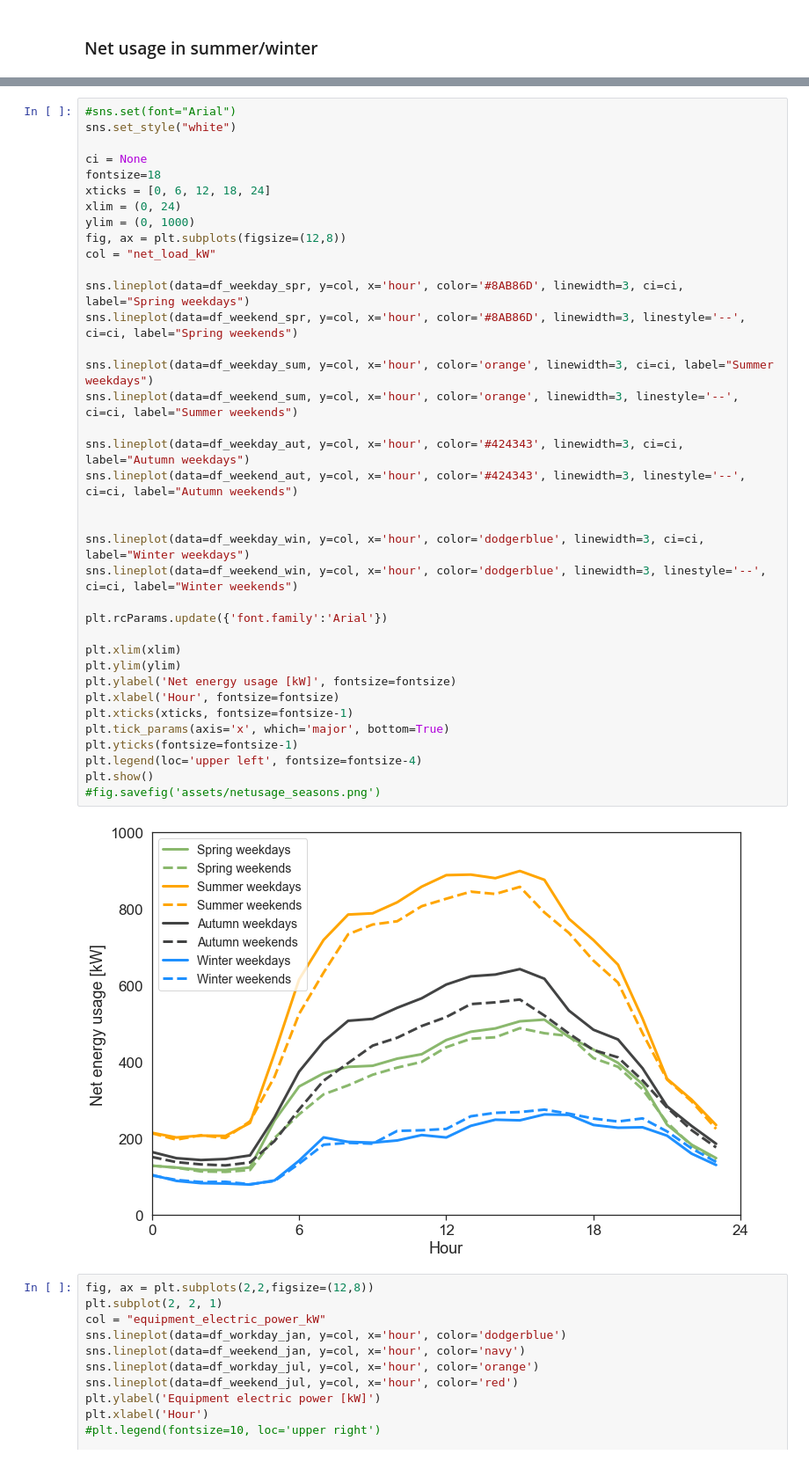
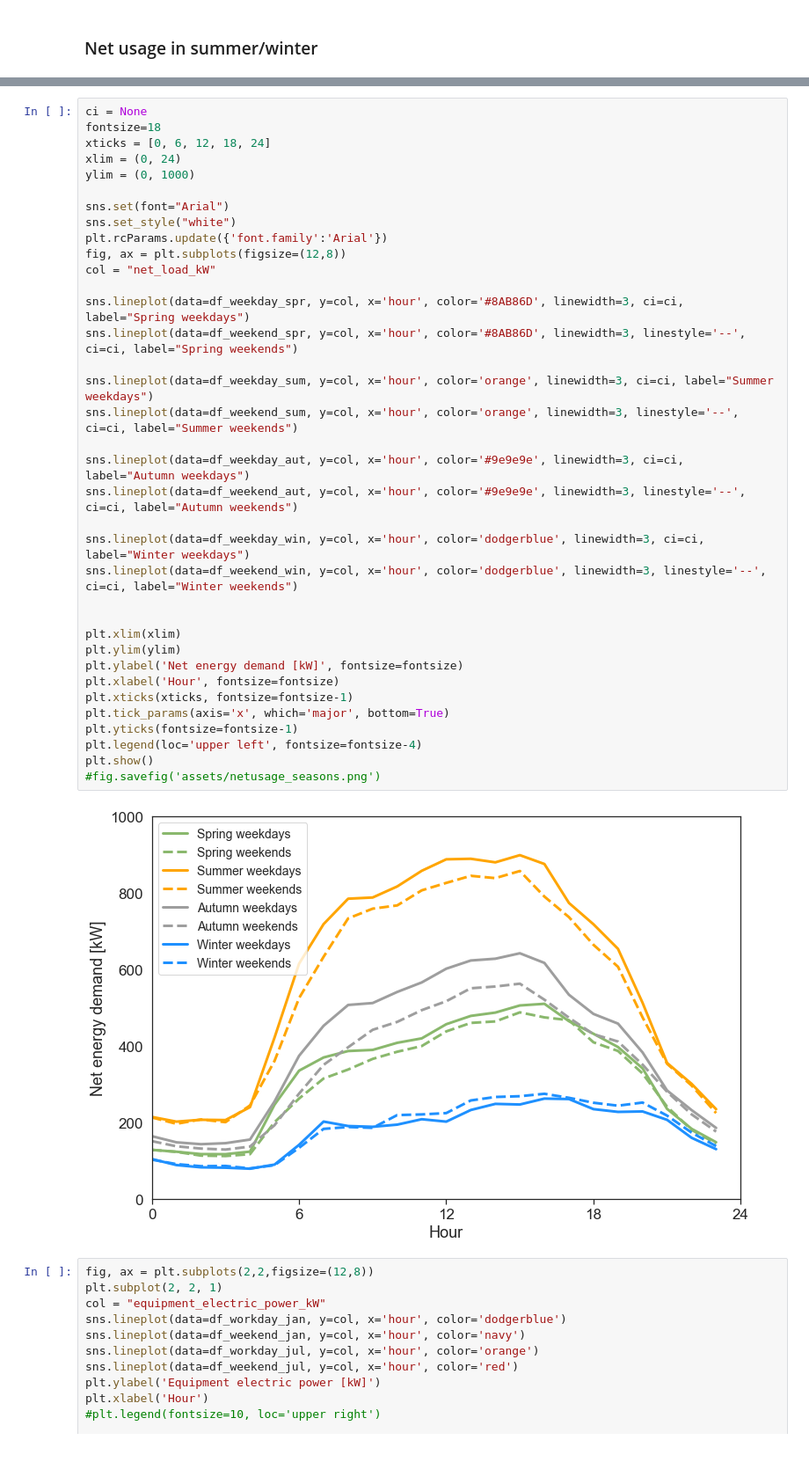
Before and after one commit to erickCantu/TheGreenCitySolutionsGroup, a Jupyter notebook: notebooks/EDA_data_visualization.ipynb, the cells around one changed output, grey strips where cells are left out. Shown at 88% size. Cells and saved outputs as stored; diff of their text form.

```diff
--- a/notebooks/EDA_data_visualization.ipynb
+++ b/notebooks/EDA_data_visualization.ipynb
@@ -266,42 +369,41 @@ fig.savefig('assets/netusage_building_'+str(building_nr)+'.png')
 # %%
-#sns.set(font="Arial")
-sns.set_style("white")
-
 ci = None
 fontsize=18
 xticks = [0, 6, 12, 18, 24]
 xlim = (0, 24)
 ylim = (0, 1000)
+
+sns.set(font="Arial")
+sns.set_style("white")
+plt.rcParams.update({'font.family':'Arial'})
 fig, ax = plt.subplots(figsize=(12,8))
 col = "net_load_kW"
 
 sns.lineplot(data=df_weekday_spr, y=col, x='hour', color='#8AB86D', linewidth=3, ci=ci, label="Spring weekdays")
 sns.lineplot(data=df_weekend_spr, y=col, x='hour', color='#8AB86D', linewidth=3, linestyle='--', ci=ci, label="Spring weekends")
 
 sns.lineplot(data=df_weekday_sum, y=col, x='hour', color='orange', linewidth=3, ci=ci, label="Summer weekdays")
 sns.lineplot(data=df_weekend_sum, y=col, x='hour', color='orange', linewidth=3, linestyle='--', ci=ci, label="Summer weekends")
 
-sns.lineplot(data=df_weekday_aut, y=col, x='hour', color='#424343', linewidth=3, ci=ci, label="Autumn weekdays")
-sns.lineplot(data=df_weekend_aut, y=col, x='hour', color='#424343', linewidth=3, linestyle='--', ci=ci, label="Autumn weekends")
-
+sns.lineplot(data=df_weekday_aut, y=col, x='hour', color='#9e9e9e', linewidth=3, ci=ci, label="Autumn weekdays")
+sns.lineplot(data=df_weekend_aut, y=col, x='hour', color='#9e9e9e', linewidth=3, linestyle='--', ci=ci, label="Autumn weekends")
 
 sns.lineplot(data=df_weekday_win, y=col, x='hour', color='dodgerblue', linewidth=3, ci=ci, label="Winter weekdays")
 sns.lineplot(data=df_weekend_win, y=col, x='hour', color='dodgerblue', linewidth=3, linestyle='--', ci=ci, label="Winter weekends")
 
-plt.rcParams.update({'font.family':'Arial'})
 
 plt.xlim(xlim)
 plt.ylim(ylim)
-plt.ylabel('Net energy usage [kW]', fontsize=fontsize)
+plt.ylabel('Net energy demand [kW]', fontsize=fontsize)
 plt.xlabel('Hour', fontsize=fontsize)
 plt.xticks(xticks, fontsize=fontsize-1)
 plt.tick_params(axis='x', which='major', bottom=True)
 plt.yticks(fontsize=fontsize-1)
 plt.legend(loc='upper left', fontsize=fontsize-4)
 plt.show()
 #fig.savefig('assets/netusage_seasons.png')
 # %% [output]
-[figure, old version]
+[figure, new version]
 # %%
 fig, ax = plt.subplots(2,2,figsize=(12,8))
 plt.subplot(2, 2, 1)
```
Also changed, not shown: parts of 7 cells of this notebook, 4 other files.
